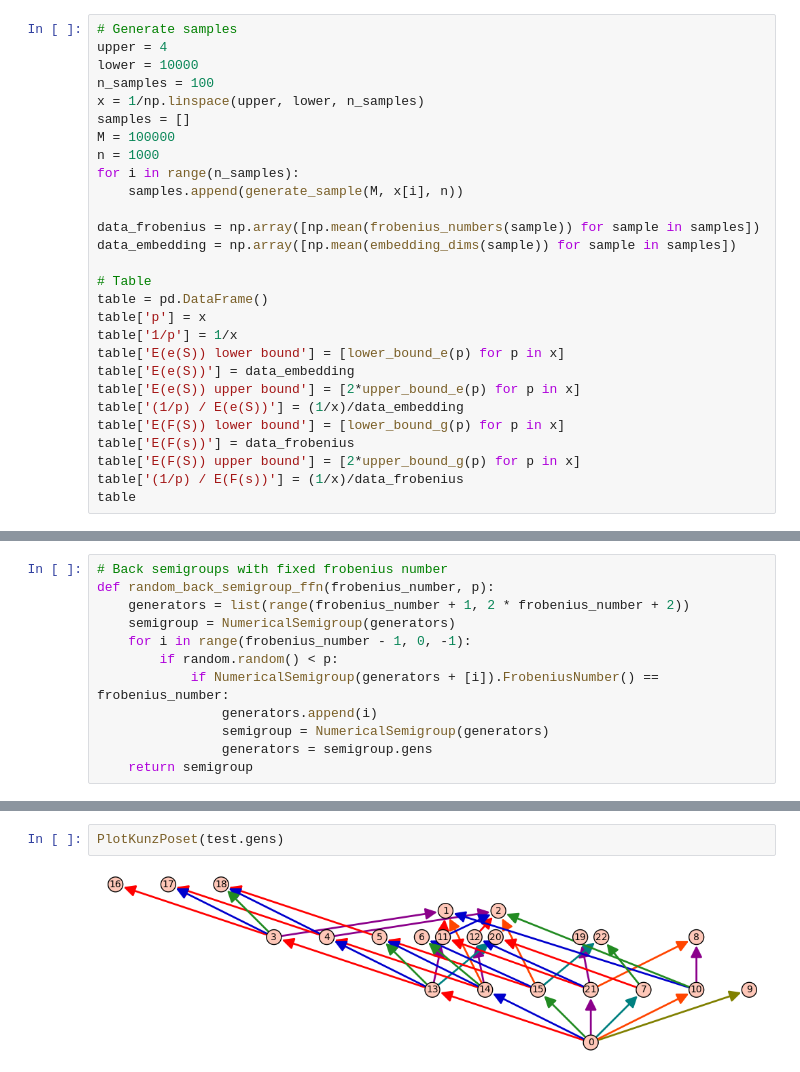
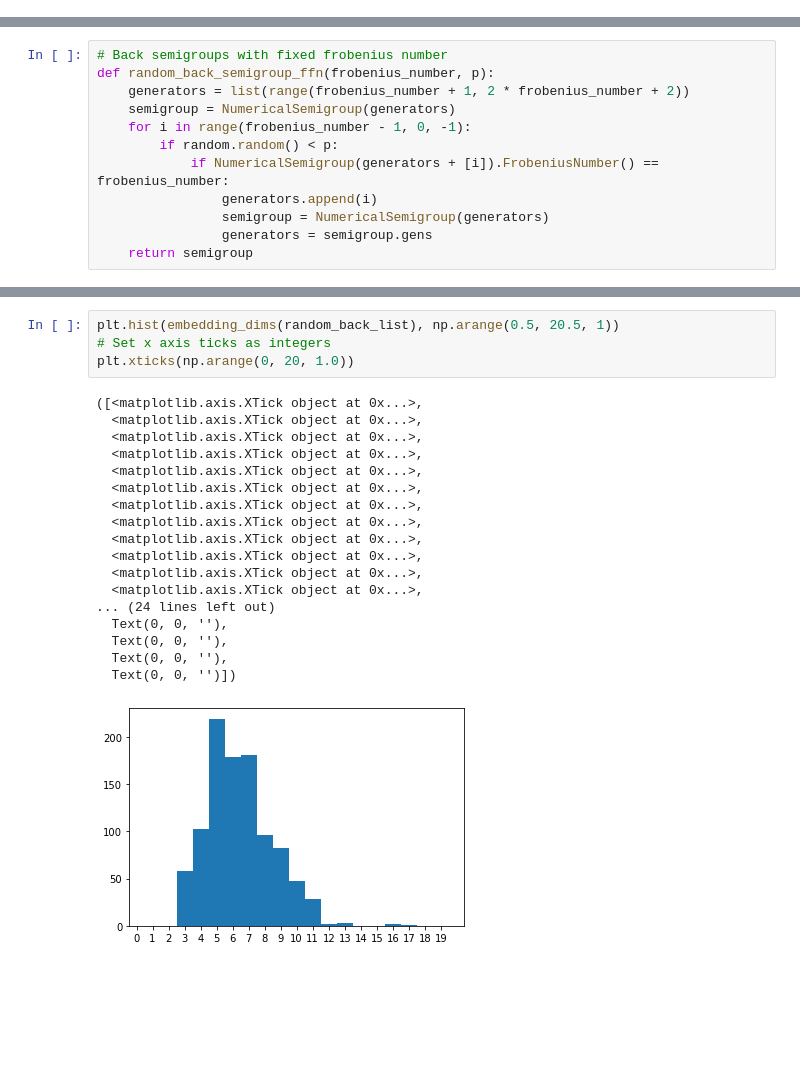
Before and after one commit to smoralesduarte/randnumsgps, a Jupyter notebook: erdossmgps.ipynb, the cells around one changed output, grey strips where cells are left out. Drawn from its saved outputs; the diff is of its cells as text; blank space fills up the shorter version.

```diff
--- a/erdossmgps.ipynb
+++ b/erdossmgps.ipynb
@@ -235,28 +301,0 @@ plt.plot(1/x, data_frobenius)
-# %%
-# Generate samples
-upper = 4
-lower = 10000
-n_samples = 100
-x = 1/np.linspace(upper, lower, n_samples)
-samples = []
-M = 100000
-n = 1000
-for i in range(n_samples):
-    samples.append(generate_sample(M, x[i], n))
-
-data_frobenius = np.array([np.mean(frobenius_numbers(sample)) for sample in samples])
-data_embedding = np.array([np.mean(embedding_dims(sample)) for sample in samples])
-
-# Table
-table = pd.DataFrame()
-table['p'] = x
-table['1/p'] = 1/x
-table['E(e(S)) lower bound'] = [lower_bound_e(p) for p in x]
-table['E(e(S))'] = data_embedding
-table['E(e(S)) upper bound'] = [2*upper_bound_e(p) for p in x]
-table['(1/p) / E(e(S))'] = (1/x)/data_embedding
-table['E(F(S)) lower bound'] = [lower_bound_g(p) for p in x]
-table['E(F(s))'] = data_frobenius
-table['E(F(S)) upper bound'] = [2*upper_bound_g(p) for p in x]
-table['(1/p) / E(F(s))'] = (1/x)/data_frobenius
-table
@@ -361,4 +343,23 @@ PlotKunzPoset(test)
-# %%
-PlotKunzPoset(test.gens)
-# %% [output]
-[figure, removed]
+# %%
+plt.hist(embedding_dims(random_back_list), np.arange(0.5, 20.5, 1))
+# Set x axis ticks as integers
+plt.xticks(np.arange(0, 20, 1.0))
+# %% [output]
+([<matplotlib.axis.XTick object at 0x...>,
+  <matplotlib.axis.XTick object at 0x...>,
+  <matplotlib.axis.XTick object at 0x...>,
+  <matplotlib.axis.XTick object at 0x...>,
+  <matplotlib.axis.XTick object at 0x...>,
+  <matplotlib.axis.XTick object at 0x...>,
+  <matplotlib.axis.XTick object at 0x...>,
+  <matplotlib.axis.XTick object at 0x...>,
+  <matplotlib.axis.XTick object at 0x...>,
+  <matplotlib.axis.XTick object at 0x...>,
+  <matplotlib.axis.XTick object at 0x...>,
+  <matplotlib.axis.XTick object at 0x...>,
+... (24 lines left out)
+  Text(0, 0, ''),
+  Text(0, 0, ''),
+  Text(0, 0, ''),
+  Text(0, 0, '')])
+[figure, added]
```
Also changed, not shown: parts of 34 cells of this notebook, 5 other files.
